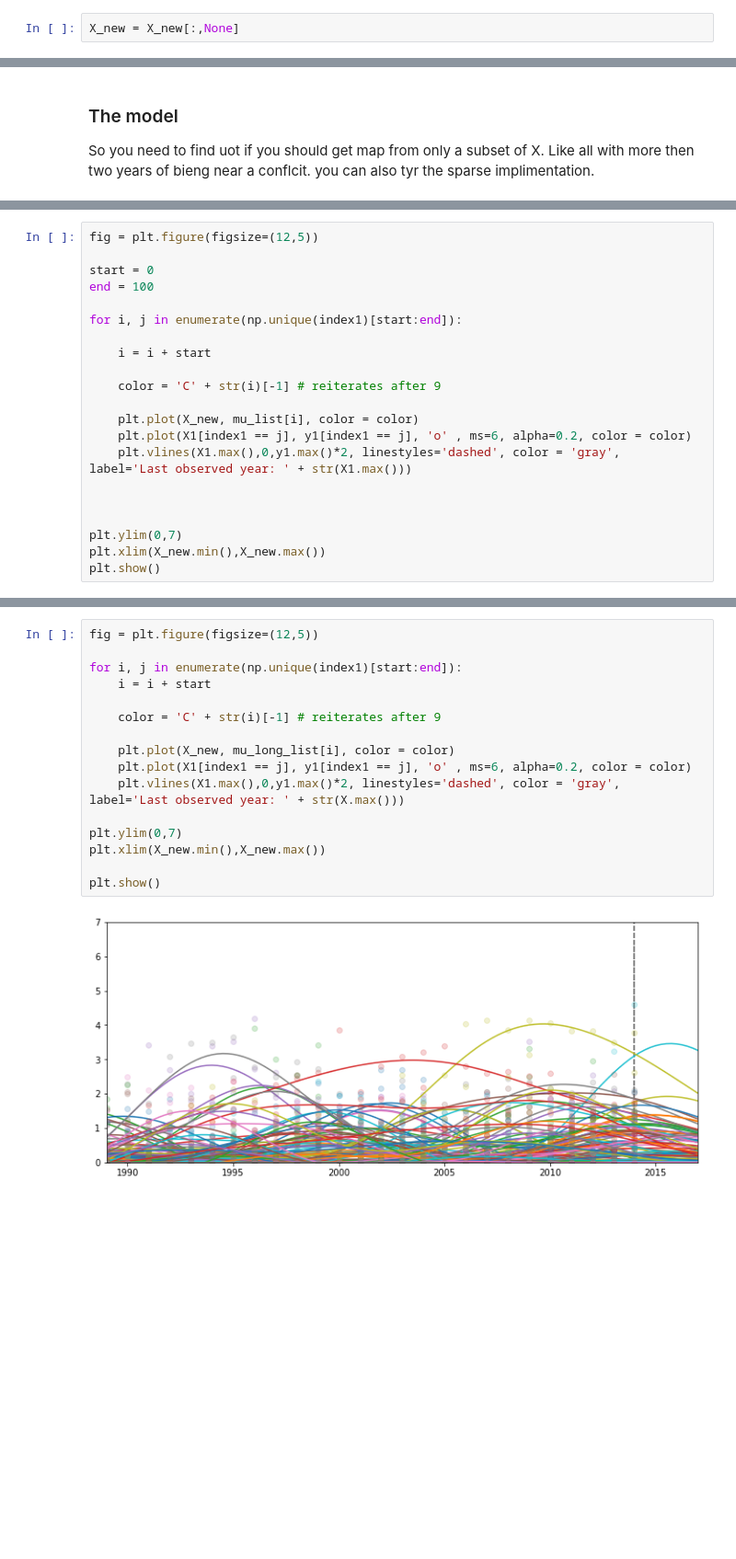
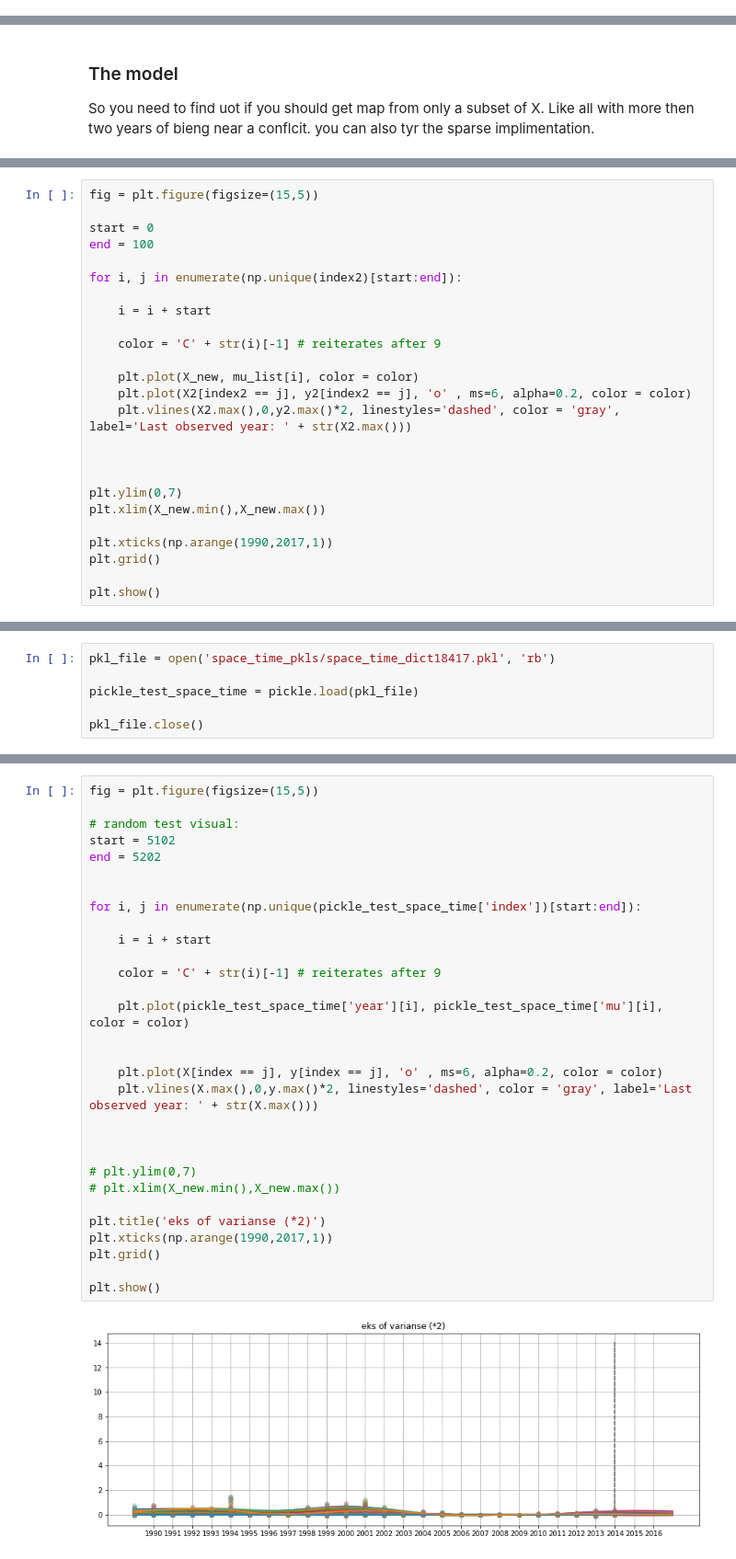
Before and after one commit to Polichinel/Master_Thesis, a Jupyter notebook: Spatial_time_estimation.ipynb, the cells around one changed output, grey strips where cells are left out. Shown at 92% size. Cells and saved outputs as stored; diff of their text form; blank space fills up the shorter version.

```diff
--- a/Spatial_time_estimation.ipynb
+++ b/Spatial_time_estimation.ipynb
@@ -103,2 +119,0 @@ X_new = get_X_new()
-# %%
-X_new = X_new[:,None]
@@ -278,22 +340,26 @@ print('total {}min'.format(time_step1))
 # %%
-fig = plt.figure(figsize=(12,5))
+fig = plt.figure(figsize=(15,5))
 
 start = 0
 end = 100
 
-for i, j in enumerate(np.unique(index1)[start:end]):
+for i, j in enumerate(np.unique(index2)[start:end]):
 
     i = i + start
 
     color = 'C' + str(i)[-1] # reiterates after 9
 
     plt.plot(X_new, mu_list[i], color = color)
-    plt.plot(X1[index1 == j], y1[index1 == j], 'o' , ms=6, alpha=0.2, color = color)
-    plt.vlines(X1.max(),0,y1.max()*2, linestyles='dashed', color = 'gray', label='Last observed year: ' + str(X1.max()))
+    plt.plot(X2[index2 == j], y2[index2 == j], 'o' , ms=6, alpha=0.2, color = color)
+    plt.vlines(X2.max(),0,y2.max()*2, linestyles='dashed', color = 'gray', label='Last observed year: ' + str(X2.max()))
 
 
 
 plt.ylim(0,7)
 plt.xlim(X_new.min(),X_new.max())
+
+plt.xticks(np.arange(1990,2017,1))
+plt.grid()
+
 plt.show()
 # %% [output]
@@ -300,0 +465,6 @@ plt.show()
+# %%
+pkl_file = open('space_time_pkls/space_time_dict18417.pkl', 'rb')
+
+pickle_test_space_time = pickle.load(pkl_file)
+
+pkl_file.close()
@@ -301,18 +475,32 @@ plt.show()
 # %%
-fig = plt.figure(figsize=(12,5))
+fig = plt.figure(figsize=(15,5))
 
-for i, j in enumerate(np.unique(index1)[start:end]):
+# random test visual:
+start = 5102
+end = 5202
+
+
+for i, j in enumerate(np.unique(pickle_test_space_time['index'])[start:end]):
+
     i = i + start
 
     color = 'C' + str(i)[-1] # reiterates after 9
 
-    plt.plot(X_new, mu_long_list[i], color = color)
-    plt.plot(X1[index1 == j], y1[index1 == j], 'o' , ms=6, alpha=0.2, color = color)
-    plt.vlines(X1.max(),0,y1.max()*2, linestyles='dashed', color = 'gray', label='Last observed year: ' + str(X.max()))
+    plt.plot(pickle_test_space_time['year'][i], pickle_test_space_time['mu'][i], color = color)
 
-plt.ylim(0,7)
-plt.xlim(X_new.min(),X_new.max())
+
+    plt.plot(X[index == j], y[index == j], 'o' , ms=6, alpha=0.2, color = color)
+    plt.vlines(X.max(),0,y.max()*2, linestyles='dashed', color = 'gray', label='Last observed year: ' + str(X.max()))
+
+
+
+# plt.ylim(0,7)
+# plt.xlim(X_new.min(),X_new.max())
+
+plt.title('eks of varianse (*2)')
+plt.xticks(np.arange(1990,2017,1))
+plt.grid()
 
 plt.show()
 # %% [output]
-[figure, old version]
+[figure, new version]
```
Also changed, not shown: parts of 44 cells of this notebook.
